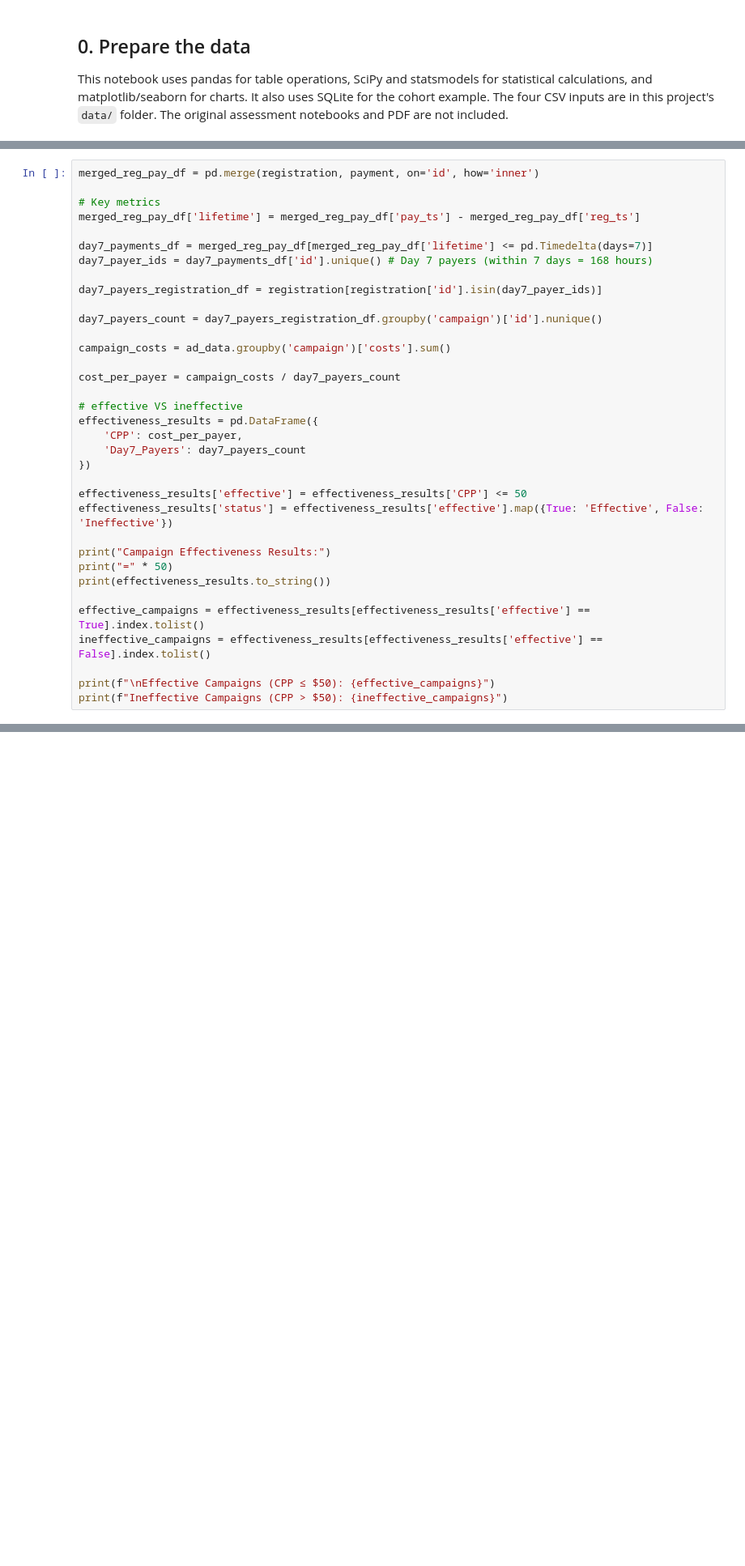
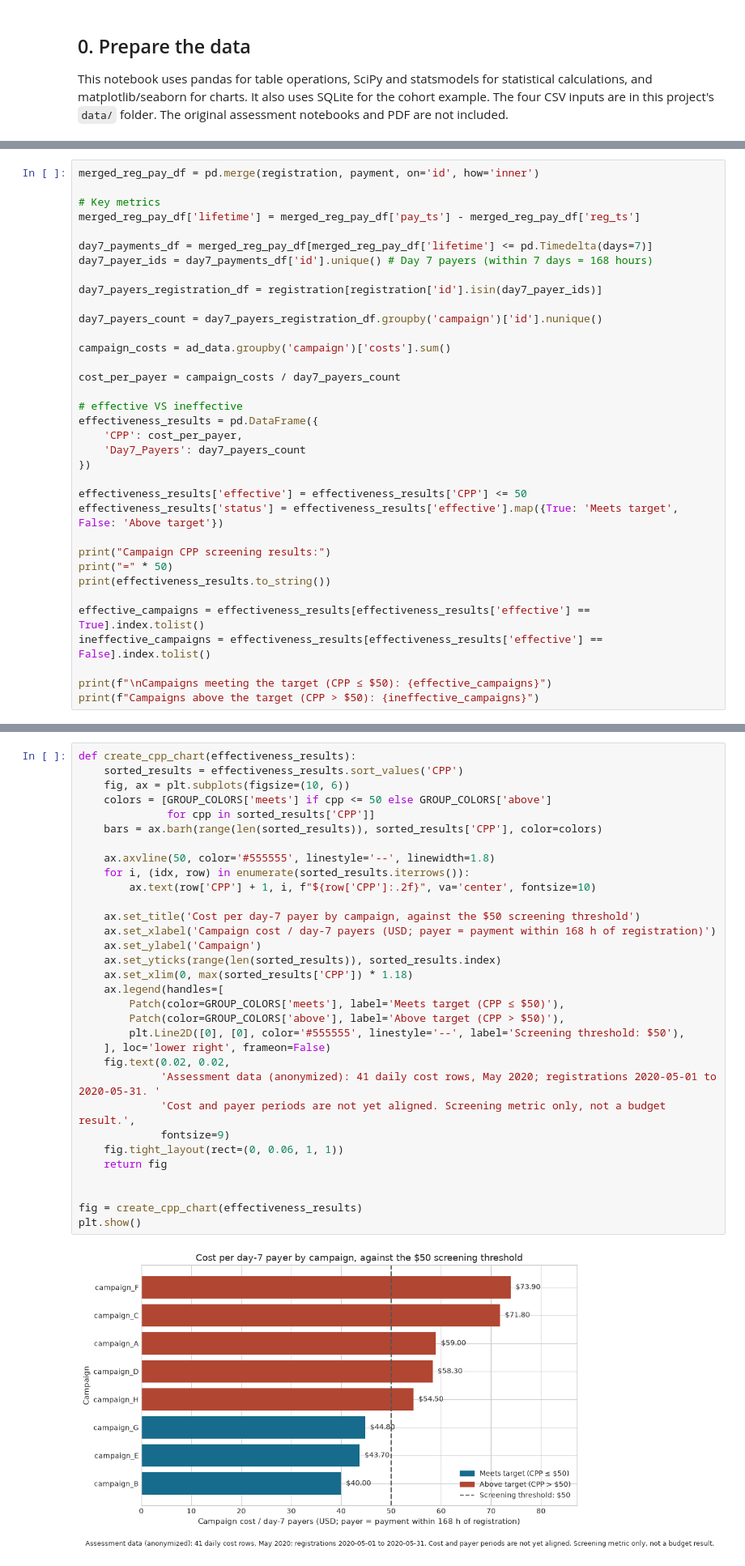
Before and after one commit to biziman/data-analyst-case-studies, a Jupyter notebook: 1-marketing-analytics-for-mobile-game/1-marketing-analytics-for-mobile-game.ipynb, the cells around one changed output, grey strips where cells are left out. Shown at 81% size. Saved outputs shown, nothing was run; the diff lists cells and outputs as text; blank space fills up the shorter version.

```diff
--- a/1-marketing-analytics-for-mobile-game/1-marketing-analytics-for-mobile-game.ipynb
+++ b/1-marketing-analytics-for-mobile-game/1-marketing-analytics-for-mobile-game.ipynb
@@ -222,15 +216,15 @@ effectiveness_results = pd.DataFrame({
 })
 
 effectiveness_results['effective'] = effectiveness_results['CPP'] <= 50
-effectiveness_results['status'] = effectiveness_results['effective'].map({True: 'Effective', False: 'Ineffective'})
+effectiveness_results['status'] = effectiveness_results['effective'].map({True: 'Meets target', False: 'Above target'})
 
-print("Campaign Effectiveness Results:")
+print("Campaign CPP screening results:")
 print("=" * 50)
 print(effectiveness_results.to_string())
 
 effective_campaigns = effectiveness_results[effectiveness_results['effective'] == True].index.tolist()
 ineffective_campaigns = effectiveness_results[effectiveness_results['effective'] == False].index.tolist()
 
-print(f"\nEffective Campaigns (CPP ≤ $50): {effective_campaigns}")
-print(f"Ineffective Campaigns (CPP > $50): {ineffective_campaigns}")
+print(f"\nCampaigns meeting the target (CPP ≤ $50): {effective_campaigns}")
+print(f"Campaigns above the target (CPP > $50): {ineffective_campaigns}")
 # %% [output]
@@ -295,3 +252,37 @@ plt.show()
+# %%
+def create_cpp_chart(effectiveness_results):
+    sorted_results = effectiveness_results.sort_values('CPP')
+    fig, ax = plt.subplots(figsize=(10, 6))
+    colors = [GROUP_COLORS['meets'] if cpp <= 50 else GROUP_COLORS['above']
+              for cpp in sorted_results['CPP']]
+    bars = ax.barh(range(len(sorted_results)), sorted_results['CPP'], color=colors)
+
+    ax.axvline(50, color='#555555', linestyle='--', linewidth=1.8)
+    for i, (idx, row) in enumerate(sorted_results.iterrows()):
+        ax.text(row['CPP'] + 1, i, f"${row['CPP']:.2f}", va='center', fontsize=10)
+
+    ax.set_title('Cost per day-7 payer by campaign, against the $50 screening threshold')
+    ax.set_xlabel('Campaign cost / day-7 payers (USD; payer = payment within 168 h of registration)')
+    ax.set_ylabel('Campaign')
+    ax.set_yticks(range(len(sorted_results)), sorted_results.index)
+    ax.set_xlim(0, max(sorted_results['CPP']) * 1.18)
+    ax.legend(handles=[
+        Patch(color=GROUP_COLORS['meets'], label='Meets target (CPP ≤ $50)'),
+        Patch(color=GROUP_COLORS['above'], label='Above target (CPP > $50)'),
+        plt.Line2D([0], [0], color='#555555', linestyle='--', label='Screening threshold: $50'),
+    ], loc='lower right', frameon=False)
+    fig.text(0.02, 0.02,
+             'Assessment data (anonymized): 41 daily cost rows, May 2020; registrations 2020-05-01 to 2020-05-31. '
+             'Cost and payer periods are not yet aligned. Screening metric only, not a budget result.',
+             fontsize=9)
+    fig.tight_layout(rect=(0, 0.06, 1, 1))
+    return fig
+
+
+fig = create_cpp_chart(effectiveness_results)
+plt.show()
+# %% [output]
+[figure, added]
 # %% [markdown]
 ## 2. Funnel rates and revenue by time window
 
```
Also changed, not shown: parts of 30 cells of this notebook, 9 other files.
